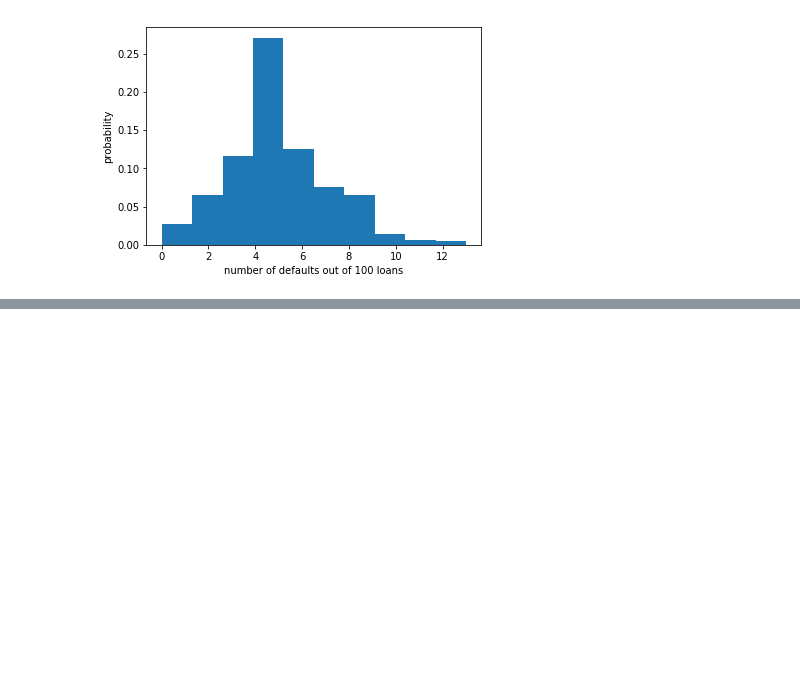
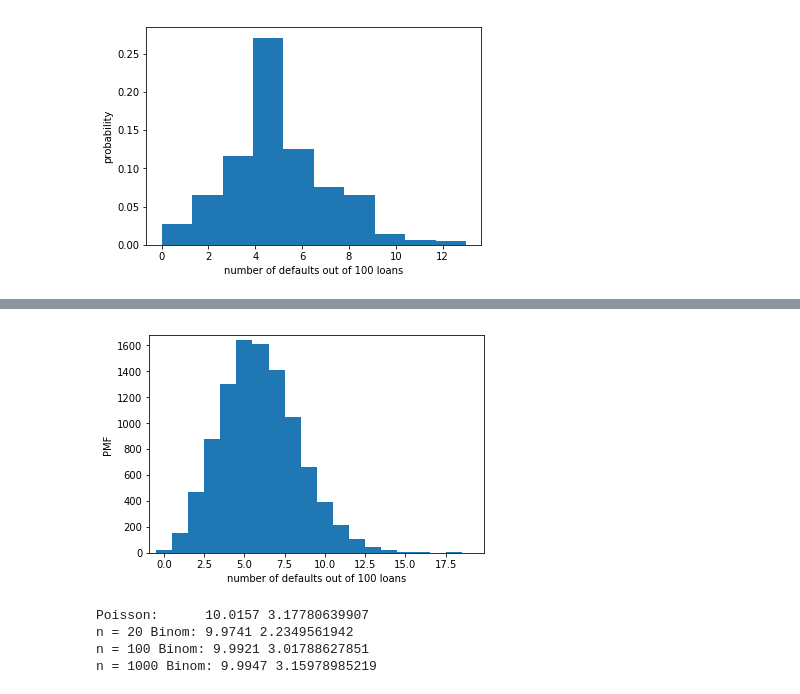
Before and after one commit to pgragg/data_science, a Jupyter notebook: Basic statistics .ipynb, the cells around one changed output, grey strips where cells are left out. Saved outputs shown, nothing was run; the diff lists cells and outputs as text; code cells hidden in the pictures; blank space fills up the shorter version.

```diff
--- a/Basic statistics .ipynb
+++ b/Basic statistics .ipynb
@@ -91,0 +106,52 @@ plt.show()
+# %%
+# Poisson distribution is a random distribution.
+import numpy as np
+import matplotlib.pyplot as plt
+n_defaults = np.random.poisson(6, size=10000)
+# Compute bin edges: bins
+bins = np.arange(0, max(n_defaults) + 1.5) - 0.5
+# Generate histogram
+plt.hist(n_defaults, bins=bins)
+
+# Set margins
+plt.margins(0.02)
+
+# Label axes
+_ = plt.xlabel('number of defaults out of 100 loans')
+_ = plt.ylabel('PMF')
+
+# Show the plot
+plt.show()
+# %% [output]
+[figure, added]
+# %%
+# Draw 10,000 samples out of Poisson distribution: samples_poisson
+samples_poisson = np.random.poisson(10, size=10000)
+
+# Print the mean and standard deviation
+print('Poisson:     ', np.mean(samples_poisson),
+                       np.std(samples_poisson))
+
+# Specify values of n and p to consider for Binomial: n, p
+n = [20, 100, 1000]
+p = [0.5, 0.1, 0.01]
+
+
+# Draw 10,000 samples for each n,p pair: samples_binomial
+
+for i in range(3):
+    samples_binomial =  np.random.binomial(n[i], p[i], 10000)
+
+    # Print results
+    print('n =', n[i], 'Binom:', np.mean(samples_binomial),
+                                 np.std(samples_binomial))
+# The means are all about the same,
+# The standard deviation of the Binomial distribution gets closer and closer to that of
+# the Poisson distribution as the probability p gets lower and lower.
+# When we have rare events (low p, high n), the Binomial distribution is Poisson.
+# This has a single parameter, the mean number of successes per time interval,
+# %% [output]
+Poisson:      10.0157 3.17780639907
+n = 20 Binom: 9.9741 2.2349561942
+n = 100 Binom: 9.9921 3.01788627851
+n = 1000 Binom: 9.9947 3.15978985219
```
Also changed, not shown: parts of 8 cells of this notebook, 1 other file.
